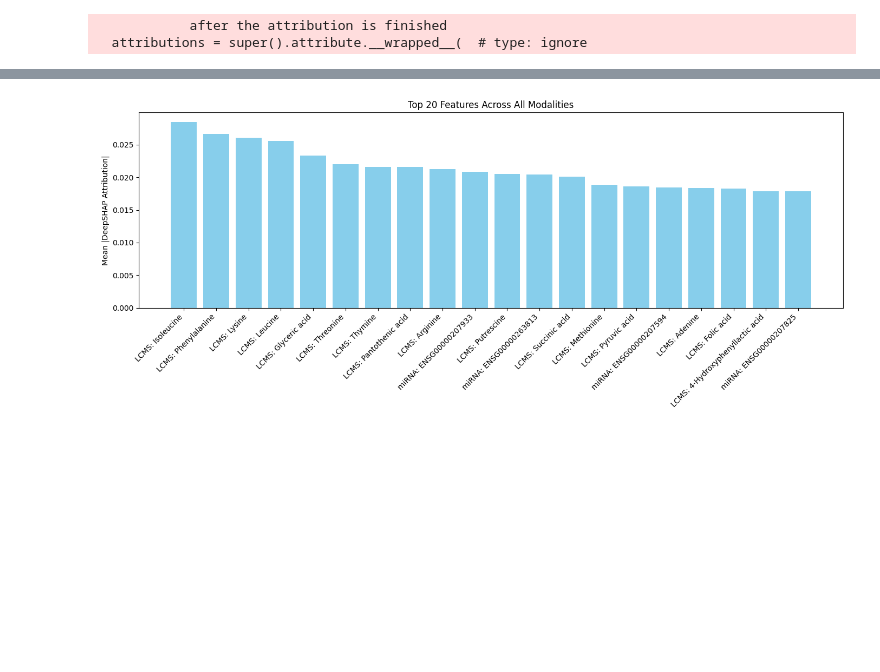
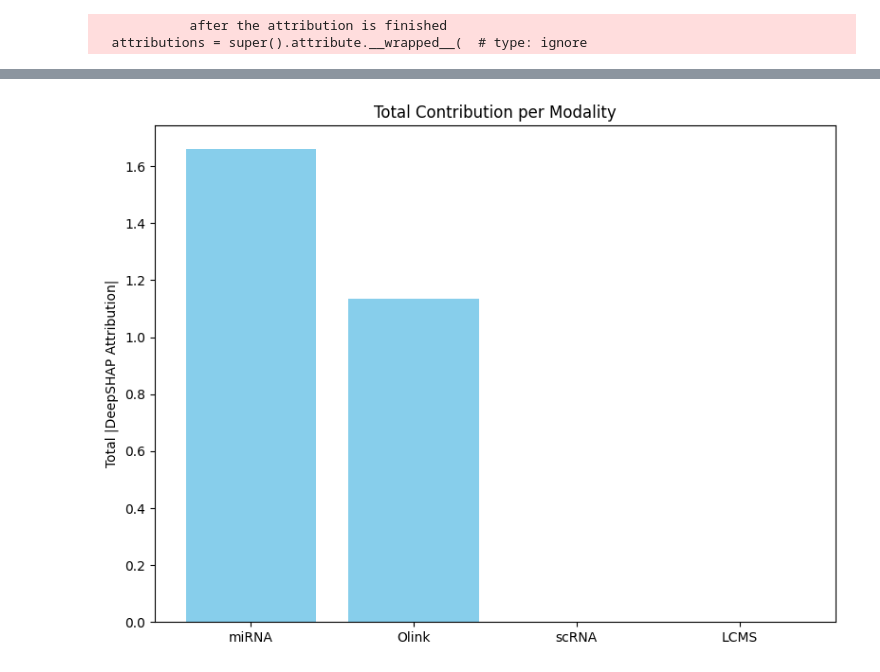
Before and after one commit to cgtc/multiomics_integration_publication, a Jupyter notebook: notebooks/mlp_regressor_with_missing_data.ipynb, the cells around one changed output, grey strips where cells are left out. Drawn from its saved outputs; the diff is of its cells as text; code cells hidden in the pictures; blank space fills up the shorter version.

Commit message:
removing permutation importances

```diff
--- a/notebooks/mlp_regressor_with_missing_data.ipynb
+++ b/notebooks/mlp_regressor_with_missing_data.ipynb
@@ -479,35 +423,16 @@ all_feature_importances = np.stack(all_feature_importances)
-# %%
-# Flatten importances and keep track of feature names
-flat_importances = []
-flat_feature_names = []
-
-for branch_idx, importance in enumerate(all_feature_importances):
-    # Get feature names for this modality
-    feature_names = modality_feature_names[branch_idx] if 'modality_feature_names' in globals() else [f"F{j}" for j in range(len(importance))]
-
-    # Append importance and labels
-    for f_idx, val in enumerate(importance):
-        # Skip padded zeros if present
-        if val == 0 and f_idx >= len(feature_names):
-            continue
-        flat_importances.append(val)
-        flat_feature_names.append(f"{modality_names[branch_idx]}: {feature_names[f_idx]}")
-
-flat_importances = np.array(flat_importances)
-flat_feature_names = np.array(flat_feature_names)
-
-# Get top 20 features globally
-top_idx = np.argsort(flat_importances)[-20:][::-1]
-top_values = flat_importances[top_idx]
-top_names = flat_feature_names[top_idx]
-
-# Plot
-plt.figure(figsize=(14,6))
-plt.bar(range(len(top_idx)), top_values, color='skyblue')
-plt.xticks(range(len(top_idx)), top_names, rotation=45, ha='right')
-plt.ylabel('Mean |DeepSHAP Attribution|')
-plt.title('Top 20 Features Across All Modalities')
-plt.tight_layout()
-plt.show()
-# %% [output]
-[figure, removed]
+# %%
+# Define modality names
+modality_names = ["miRNA", "Olink", "scRNA", "LCMS"]
+
+# Sum absolute attributions per modality
+modality_contributions = [np.sum(np.abs(importance)) for importance in all_feature_importances]
+
+# Plot total contributions
+plt.figure(figsize=(8,6))
+plt.bar(modality_names, modality_contributions, color='skyblue')
+plt.ylabel('Total |DeepSHAP Attribution|')
+plt.title('Total Contribution per Modality')
+plt.tight_layout()
+plt.show()
+# %% [output]
+[figure, added]
```
Also changed, not shown: parts of 6 cells of this notebook, 1 other file.
